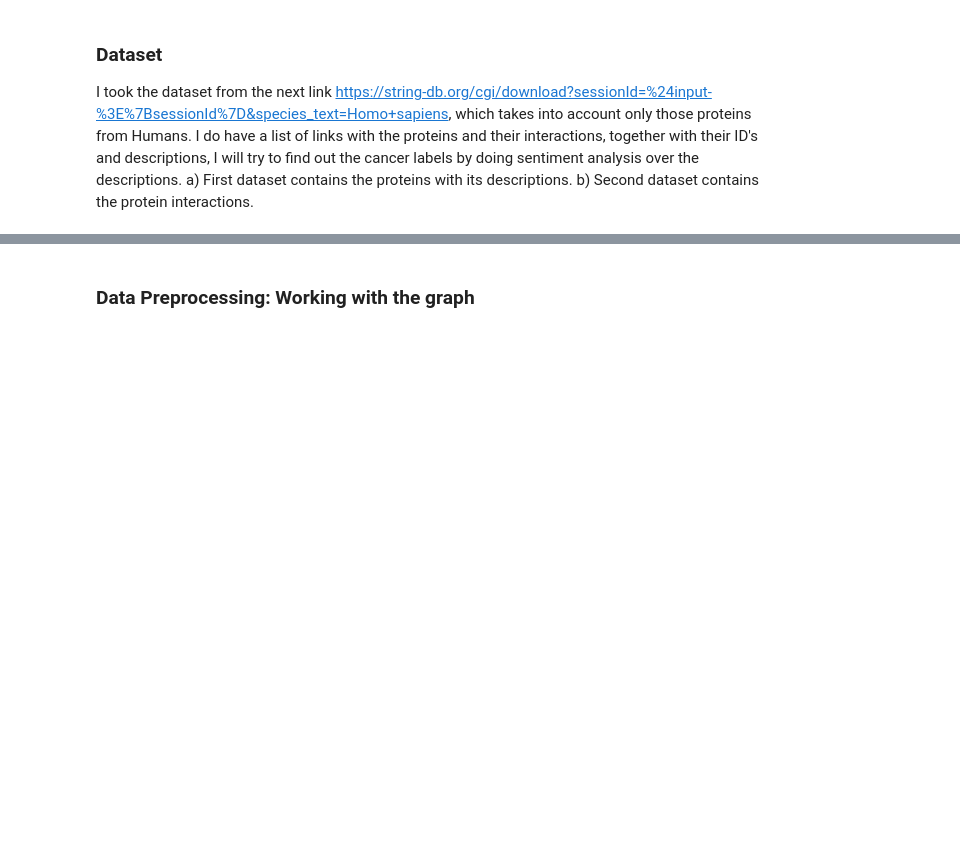
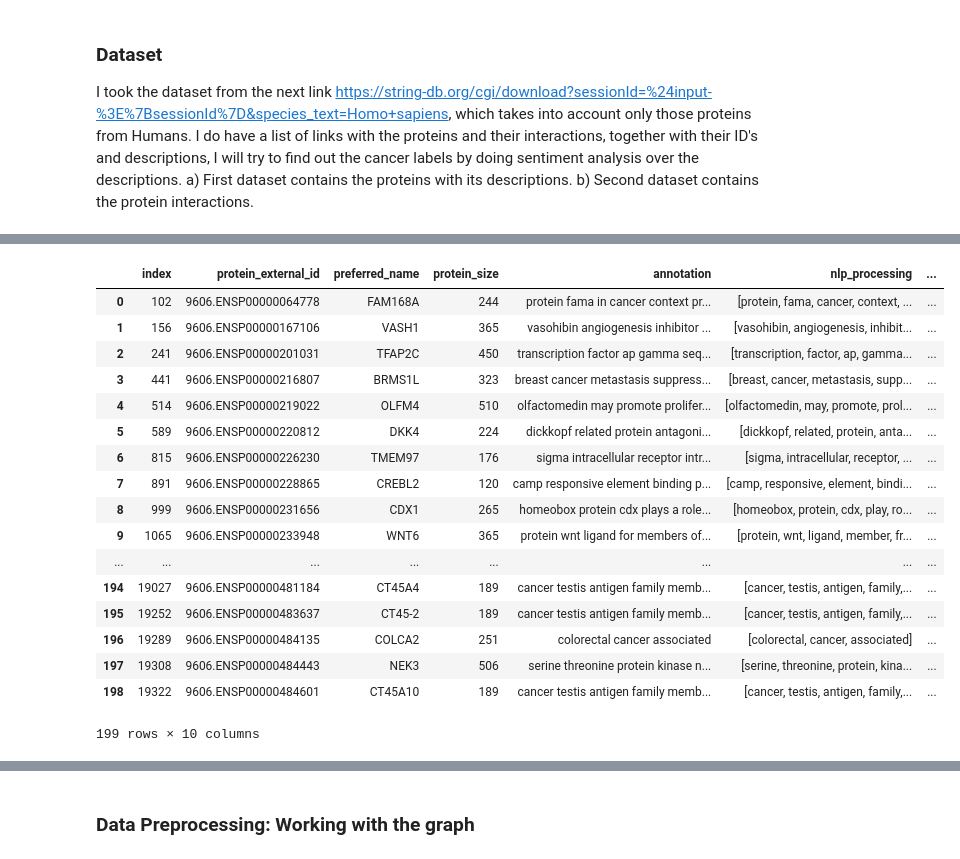
Before and after one commit to nonameforpirate2/DNA, a Jupyter notebook: NetworkAnalysis.ipynb, the cells around one changed output, grey strips where cells are left out. Saved outputs shown, nothing was run; the diff lists cells and outputs as text; code cells hidden in the pictures; blank space fills up the shorter version.

Commit message:
add nlp process

```diff
--- a/NetworkAnalysis.ipynb
+++ b/NetworkAnalysis.ipynb
@@ -768,0 +141,3 @@ len(protein_desc_plusone)
+# %%
+# According to the findings only 199 descriptions are related to cancer.
+cancer_df = proteinDescription[proteinDescription['cancer_noun_identification'] == 1].reset_index()
@@ -768,0 +147,27 @@ len(protein_desc_plusone)
+# %%
+cancer_df['sent_negative'] = list(map(get_desc_sentiment_neg,cancer_df["annotation\n"]))
+# %%
+cancer_df['sent_positive'] = list(map(get_desc_sentiment_pos,cancer_df["annotation\n"]))
+# %%
+cancer_df['sent_neutral'] = list(map(get_desc_sentiment_neu,cancer_df["annotation\n"]))
+# %%
+cancer_df
+# %% [output]
+|  | index | protein_external_id | preferred_name | protein_size | annotation | nlp_processing | ... |
+| 0 | 102 | 9606.ENSP00000064778 | FAM168A | 244 | protein fama in cancer context pr... | [protein, fama, cancer, context, ... | ... |
+| 1 | 156 | 9606.ENSP00000167106 | VASH1 | 365 | vasohibin angiogenesis inhibitor ... | [vasohibin, angiogenesis, inhibit... | ... |
+| 2 | 241 | 9606.ENSP00000201031 | TFAP2C | 450 | transcription factor ap gamma seq... | [transcription, factor, ap, gamma... | ... |
+| 3 | 441 | 9606.ENSP00000216807 | BRMS1L | 323 | breast cancer metastasis suppress... | [breast, cancer, metastasis, supp... | ... |
+| 4 | 514 | 9606.ENSP00000219022 | OLFM4 | 510 | olfactomedin may promote prolifer... | [olfactomedin, may, promote, prol... | ... |
+| 5 | 589 | 9606.ENSP00000220812 | DKK4 | 224 | dickkopf related protein antagoni... | [dickkopf, related, protein, anta... | ... |
+| 6 | 815 | 9606.ENSP00000226230 | TMEM97 | 176 | sigma intracellular receptor intr... | [sigma, intracellular, receptor, ... | ... |
+| 7 | 891 | 9606.ENSP00000228865 | CREBL2 | 120 | camp responsive element binding p... | [camp, responsive, element, bindi... | ... |
+| 8 | 999 | 9606.ENSP00000231656 | CDX1 | 265 | homeobox protein cdx plays a role... | [homeobox, protein, cdx, play, ro... | ... |
+| 9 | 1065 | 9606.ENSP00000233948 | WNT6 | 365 | protein wnt ligand for members of... | [protein, wnt, ligand, member, fr... | ... |
+| ... | ... | ... | ... | ... | ... | ... | ... |
+| 194 | 19027 | 9606.ENSP00000481184 | CT45A4 | 189 | cancer testis antigen family memb... | [cancer, testis, antigen, family,... | ... |
+| 195 | 19252 | 9606.ENSP00000483637 | CT45-2 | 189 | cancer testis antigen family memb... | [cancer, testis, antigen, family,... | ... |
+| 196 | 19289 | 9606.ENSP00000484135 | COLCA2 | 251 | colorectal cancer associated | [colorectal, cancer, associated] | ... |
+| 197 | 19308 | 9606.ENSP00000484443 | NEK3 | 506 | serine threonine protein kinase n... | [serine, threonine, protein, kina... | ... |
+| 198 | 19322 | 9606.ENSP00000484601 | CT45A10 | 189 | cancer testis antigen family memb... | [cancer, testis, antigen, family,... | ... |
+199 rows × 10 columns
```
Also changed, not shown: parts of 111 cells of this notebook, 2 other files.
